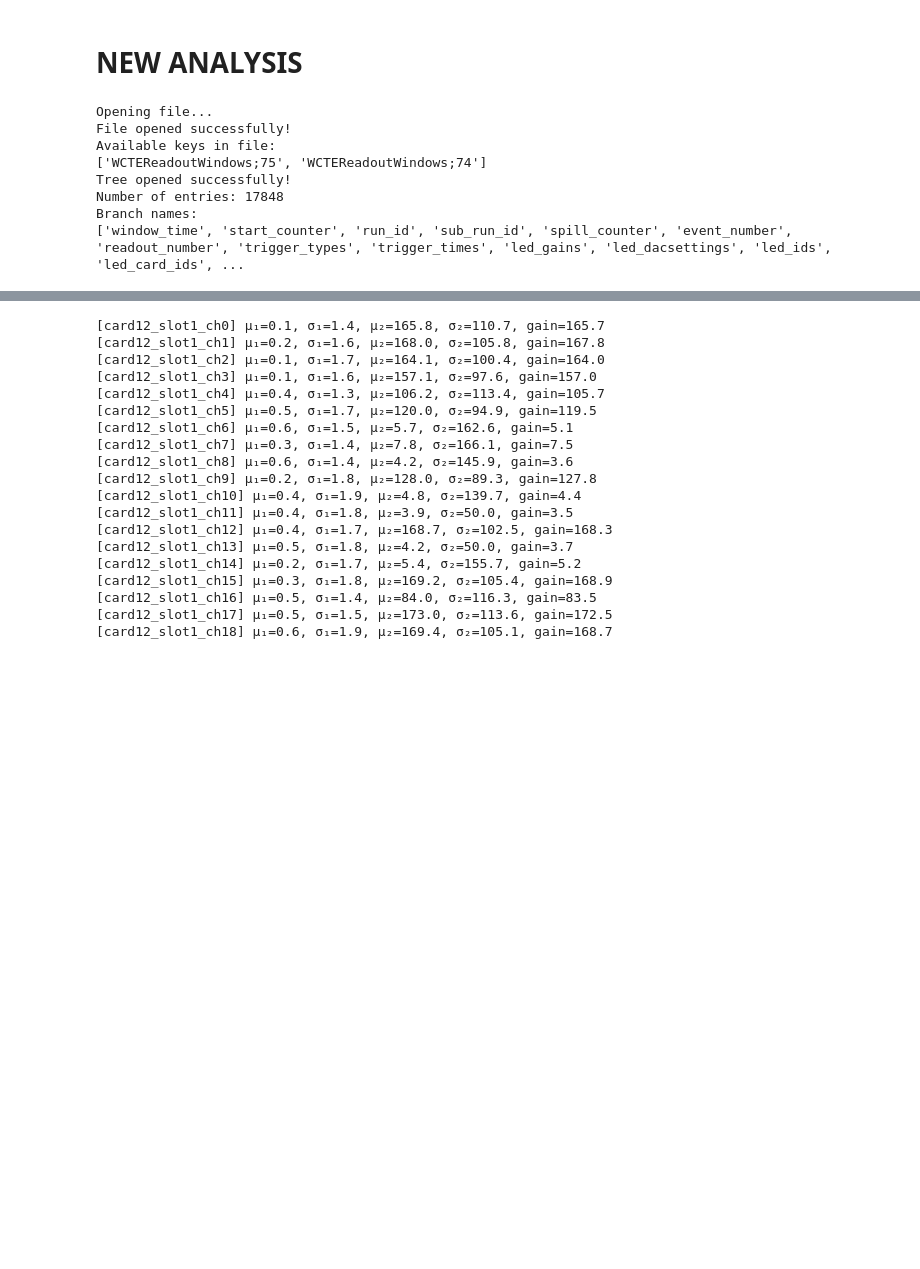
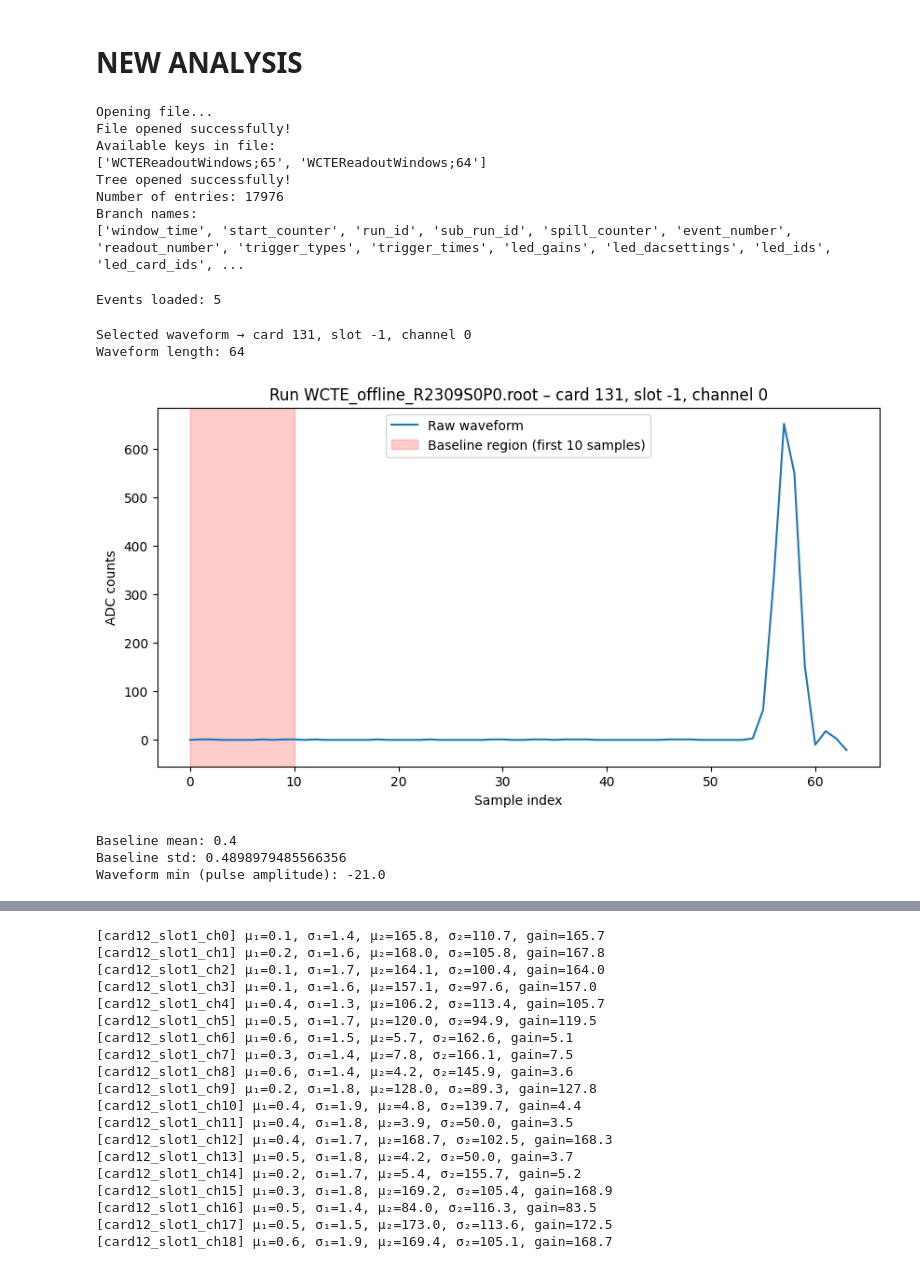
Before and after one commit to elenaramos44/WCTE_MC-Data_Validation_with_GAIN_Calibration, a Jupyter notebook: CALIBRATION.ipynb, the cells around one changed output, grey strips where cells are left out. Drawn from its saved outputs; the diff is of its cells as text; code cells hidden in the pictures; blank space fills up the shorter version.

```diff
--- a/CALIBRATION.ipynb
+++ b/CALIBRATION.ipynb
@@ -966,7 +966,7 @@ import os
 import re
 
 
-path = "/scratch/elena/WCTE_DATA_ANALYSIS/WCTE_MC-Data_Validation_with_GAIN_Calibration/root_files/WCTE_offline_R2313S0P0.root"
+path = "/scratch/elena/WCTE_DATA_ANALYSIS/WCTE_MC-Data_Validation_with_GAIN_Calibration/root_files/WCTE_offline_R2309S0P0.root"
 #2307 810ns
 #2309 830ns
 #2311 850ns
@@ -990,8 +990,60 @@ print(tree.keys())
 Opening file...
 File opened successfully!
 Available keys in file:
-['WCTEReadoutWindows;75', 'WCTEReadoutWindows;74']
+['WCTEReadoutWindows;65', 'WCTEReadoutWindows;64']
 Tree opened successfully!
-Number of entries: 17848
+Number of entries: 17976
 Branch names:
 ['window_time', 'start_counter', 'run_id', 'sub_run_id', 'spill_counter', 'event_number', 'readout_number', 'trigger_types', 'trigger_times', 'led_gains', 'led_dacsettings', 'led_ids', 'led_card_ids', ...
+# %%
+data = tree.arrays(
+    [
+        "pmt_waveforms",
+        "pmt_waveform_mpmt_card_ids",
+        "pmt_waveform_mpmt_slot_ids",
+        "pmt_waveform_pmt_channel_ids",
+    ],
+    entry_start=0,
+    entry_stop=5,
+    library="ak",
+)
+
+print("Events loaded:", len(data))
+# %% [output]
+Events loaded: 5
+# %%
+event_index = 0
+pmt_index = 0  # e.g., first PMT in event
+
+wf = np.array(data["pmt_waveforms"][event_index][pmt_index])
+cid = data["pmt_waveform_mpmt_card_ids"][event_index][pmt_index]
+sid = data["pmt_waveform_mpmt_slot_ids"][event_index][pmt_index]
+chid = data["pmt_waveform_pmt_channel_ids"][event_index][pmt_index]
+
+print(f"Selected waveform → card {cid}, slot {sid}, channel {chid}")
+print("Waveform length:", len(wf))
+# %% [output]
+Selected waveform → card 131, slot -1, channel 0
+Waveform length: 64
+# %%
+plt.figure(figsize=(10,5))
+plt.plot(wf, label="Raw waveform")
+plt.axvspan(0, 10, color='red', alpha=0.2, label="Baseline region (first 10 samples)")
+plt.xlabel("Sample index")
+plt.ylabel("ADC counts")
+plt.legend()
+plt.title(f"Run {os.path.basename(path)} – card {cid}, slot {sid}, channel {chid}")
+plt.show()
+# %% [output]
+[figure, added]
+# %%
+baseline_region = wf[:10]
+pulse_region = wf[10:100]
+
+print("Baseline mean:", np.mean(baseline_region))
+print("Baseline std:", np.std(baseline_region))
+print("Waveform min (pulse amplitude):", np.min(wf))
+# %% [output]
+Baseline mean: 0.4
+Baseline std: 0.4898979485566356
+Waveform min (pulse amplitude): -21.0
```
Also changed, not shown: parts of 22 cells of this notebook, 1 other file.
